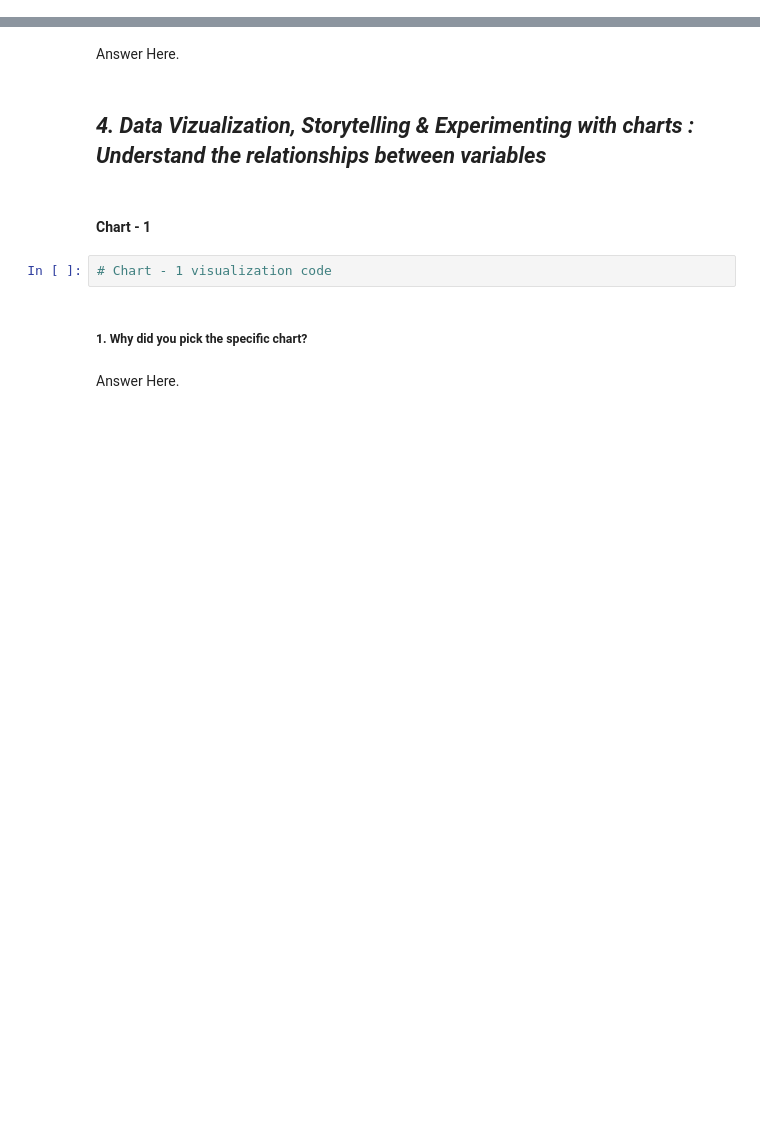
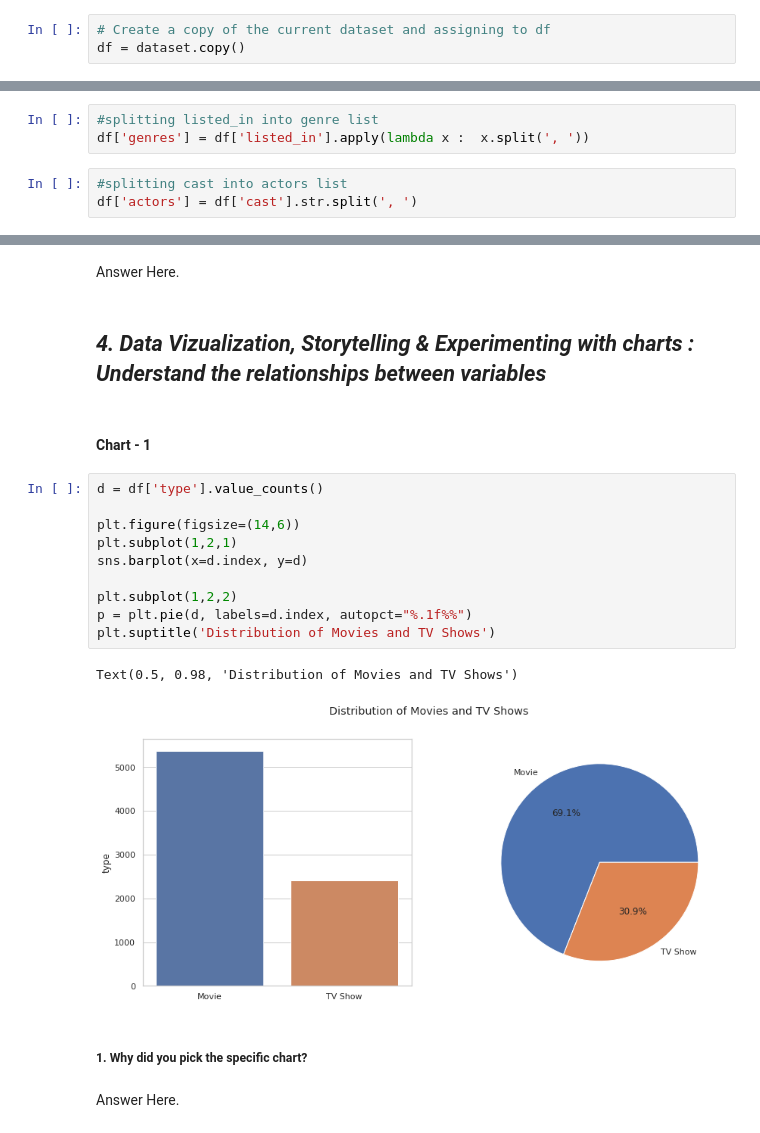
Before and after one commit to ayush9304/NetflixMoviesAndTVShowsClustering, a Jupyter notebook: Netflix_Movies_and_TV_Shows_Clustering.ipynb, the cells around one changed output, grey strips where cells are left out. Drawn from its saved outputs; the diff is of its cells as text; blank space fills up the shorter version.

```diff
--- a/Netflix_Movies_and_TV_Shows_Clustering.ipynb
+++ b/Netflix_Movies_and_TV_Shows_Clustering.ipynb
@@ -152,3 +255,6 @@ Answer Here
 ### Data Wrangling Code
 # %%
 # Write your code to make your dataset analysis ready.
+# %%
+# Create a copy of the current dataset and assigning to df
+df = dataset.copy()
@@ -155,3 +290,9 @@ Answer Here
+# %%
+#splitting listed_in into genre list
+df['genres'] = df['listed_in'].apply(lambda x :  x.split(', '))
+# %%
+#splitting cast into actors list
+df['actors'] = df['cast'].str.split(', ')
 # %% [markdown]
 ### What all manipulations have you done and insights you found?
 # %% [markdown]
@@ -160,8 +301,19 @@ Answer Here.
 ## ***4. Data Vizualization, Storytelling & Experimenting with charts : Understand the relationships between variables***
 # %% [markdown]
 #### Chart - 1
-# %%
-# Chart - 1 visualization code
+# %%
+d = df['type'].value_counts()
+
+plt.figure(figsize=(14,6))
+plt.subplot(1,2,1)
+sns.barplot(x=d.index, y=d)
+
+plt.subplot(1,2,2)
+p = plt.pie(d, labels=d.index, autopct="%.1f%%")
+plt.suptitle('Distribution of Movies and TV Shows')
+# %% [output]
+Text(0.5, 0.98, 'Distribution of Movies and TV Shows')
+[figure, added]
 # %% [markdown]
 ##### 1. Why did you pick the specific chart?
 # %% [markdown]
```
Also changed, not shown: parts of 31 cells of this notebook.
